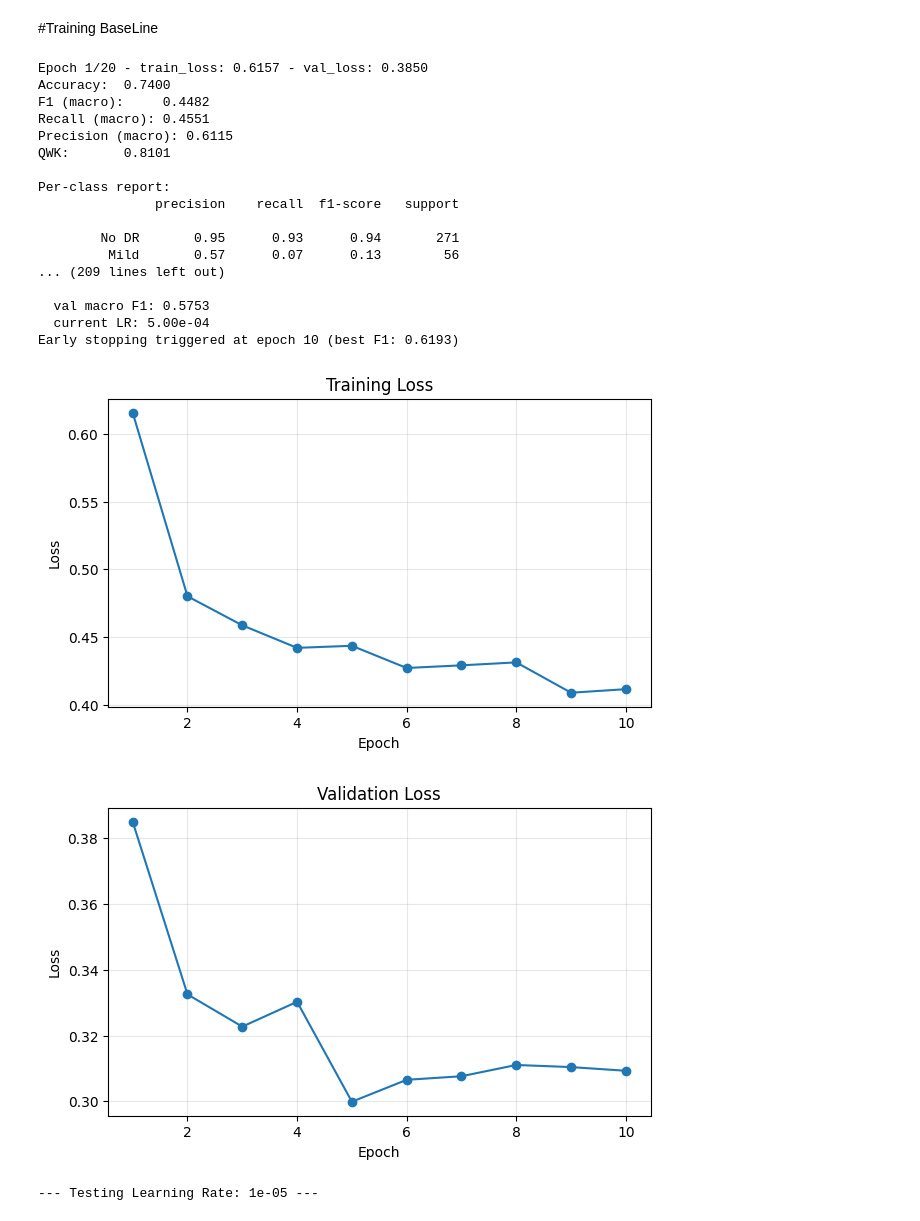
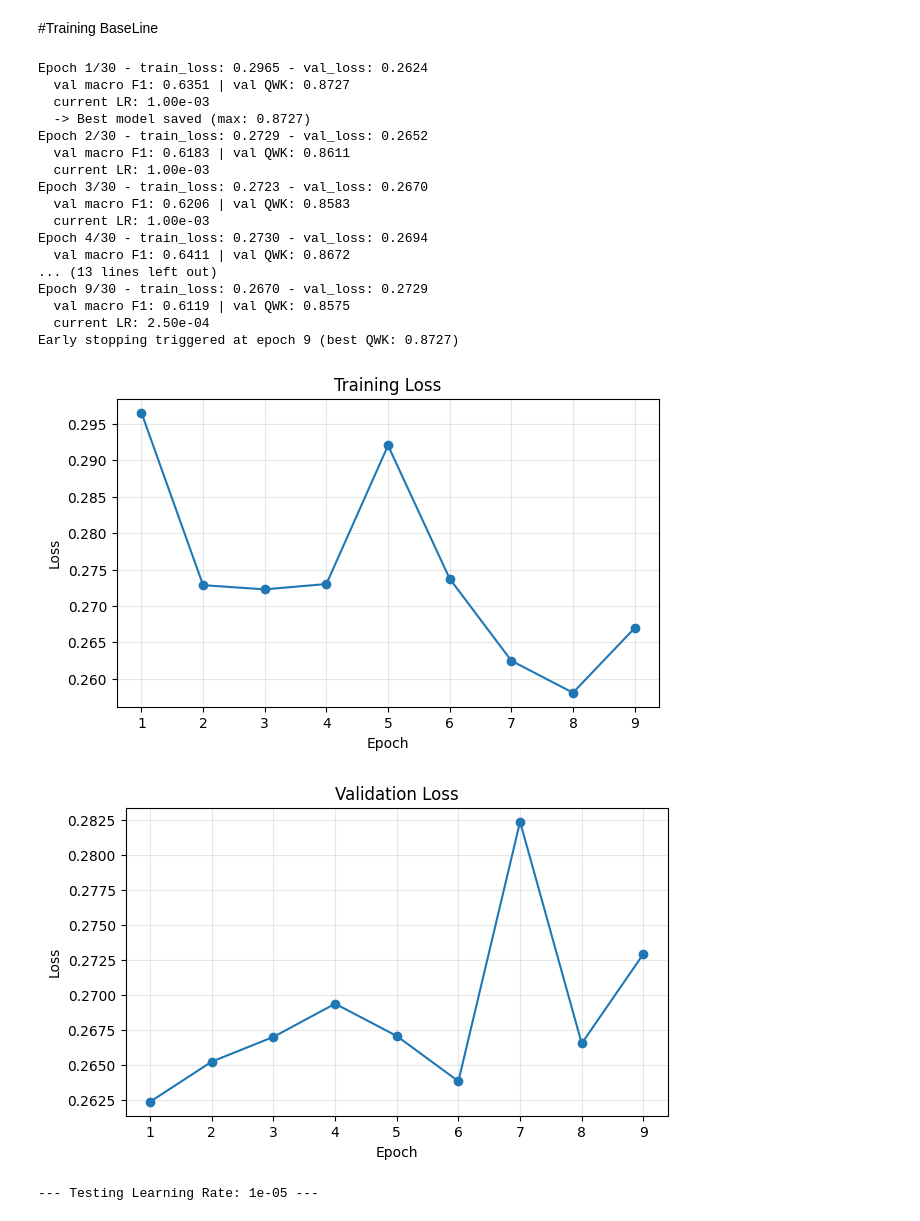
Before and after one commit to noureldin75/RetinaGrade, a Jupyter notebook: nootbooks/eda.ipynb, the cells around one changed output. Saved outputs shown, nothing was run; the diff lists cells and outputs as text; code cells hidden in the pictures.

```diff
--- a/nootbooks/eda.ipynb
+++ b/nootbooks/eda.ipynb
@@ -394,7 +399,7 @@ test_loader = data.DataLoader(test_dataset, batch_size=32, shuffle=False)
 # %% [markdown]
 #Training BaseLine
 # %%
-from evalution import evaluate_model, plot_training_curve
+from evalution import evaluate_model, plot_training_curve, get_predictions, compute_metrics, compute_qwk
 from early_stopper import EarlyStopping
 
 import os
@@ -429,56 +434,59 @@ for epoch in range(epoches):
     running_val_loss = 0.0
     with torch.no_grad():
         for images, labels in val_loader:
             images, labels = images.to(device), labels.to(device)
             outputs = model(images)
             loss = loss_function(outputs, labels)
             running_val_loss += loss.item()
 
     avg_val_loss = running_val_loss / len(val_loader)
     val_losses.append(avg_val_loss)
 
     print(
         f"Epoch {epoch + 1}/{epoches} "
         f"- train_loss: {avg_train_loss:.4f} "
         f"- val_loss: {avg_val_loss:.4f}"
     )
 
-    val_metrics = evaluate_model(model, val_loader, device, average="macro", plot=False)
+    y_pred, y_true = get_predictions(model, val_loader, device)
+    val_metrics = compute_metrics(y_true, y_pred, average="macro")
     val_f1 = val_metrics["f1"]
-    print(f"  val macro F1: {val_f1:.4f}")
+    val_qwk = compute_qwk(y_true, y_pred)
+    print(f"  val macro F1: {val_f1:.4f} | val QWK: {val_qwk:.4f}")
 
     scheduler.step(avg_val_loss)
     current_lr = optimizer.param_groups[0]['lr']
     print(f"  current LR: {current_lr:.2e}")
 
-    early_stopper(val_f1, model)
+    early_stopper(val_qwk, model)
 
     if early_stopper.early_stop:
-        print(f"Early stopping triggered at epoch {epoch + 1} (best F1: {early_stopper.best_score:.4f})")
+        print(f"Early stopping triggered at epoch {epoch + 1} (best QWK: {early_stopper.best_score:.4f})")
         break
 
 plot_training_curve(train_losses, title="Training Loss")
 plot_training_curve(val_losses, title="Validation Loss")
+metrics = evaluate_model(model, val_loader, device, average="macro")
 # %% [output]
-Epoch 1/20 - train_loss: 0.6157 - val_loss: 0.3850
-Accuracy:  0.7400
-F1 (macro):     0.4482
-Recall (macro): 0.4551
-Precision (macro): 0.6115
-QWK:       0.8101
-
-Per-class report:
-               precision    recall  f1-score   support
-
-        No DR       0.95      0.93      0.94       271
-         Mild       0.57      0.07      0.13        56
-... (209 lines left out)
-
-  val macro F1: 0.5753
-  current LR: 5.00e-04
-Early stopping triggered at epoch 10 (best F1: 0.6193)
+Epoch 1/30 - train_loss: 0.2965 - val_loss: 0.2624
+  val macro F1: 0.6351 | val QWK: 0.8727
+  current LR: 1.00e-03
+  -> Best model saved (max: 0.8727)
+Epoch 2/30 - train_loss: 0.2729 - val_loss: 0.2652
+  val macro F1: 0.6183 | val QWK: 0.8611
+  current LR: 1.00e-03
+Epoch 3/30 - train_loss: 0.2723 - val_loss: 0.2670
+  val macro F1: 0.6206 | val QWK: 0.8583
+  current LR: 1.00e-03
+Epoch 4/30 - train_loss: 0.2730 - val_loss: 0.2694
+  val macro F1: 0.6411 | val QWK: 0.8672
+... (13 lines left out)
+Epoch 9/30 - train_loss: 0.2670 - val_loss: 0.2729
+  val macro F1: 0.6119 | val QWK: 0.8575
+  current LR: 2.50e-04
+Early stopping triggered at epoch 9 (best QWK: 0.8727)
-[figure, old version]
+[figure, new version]
-[figure, old version]
+[figure, new version]
 # %%
 from LR_Tune import tune_learning_rates
 
```
Also changed, not shown: parts of 12 cells of this notebook.
